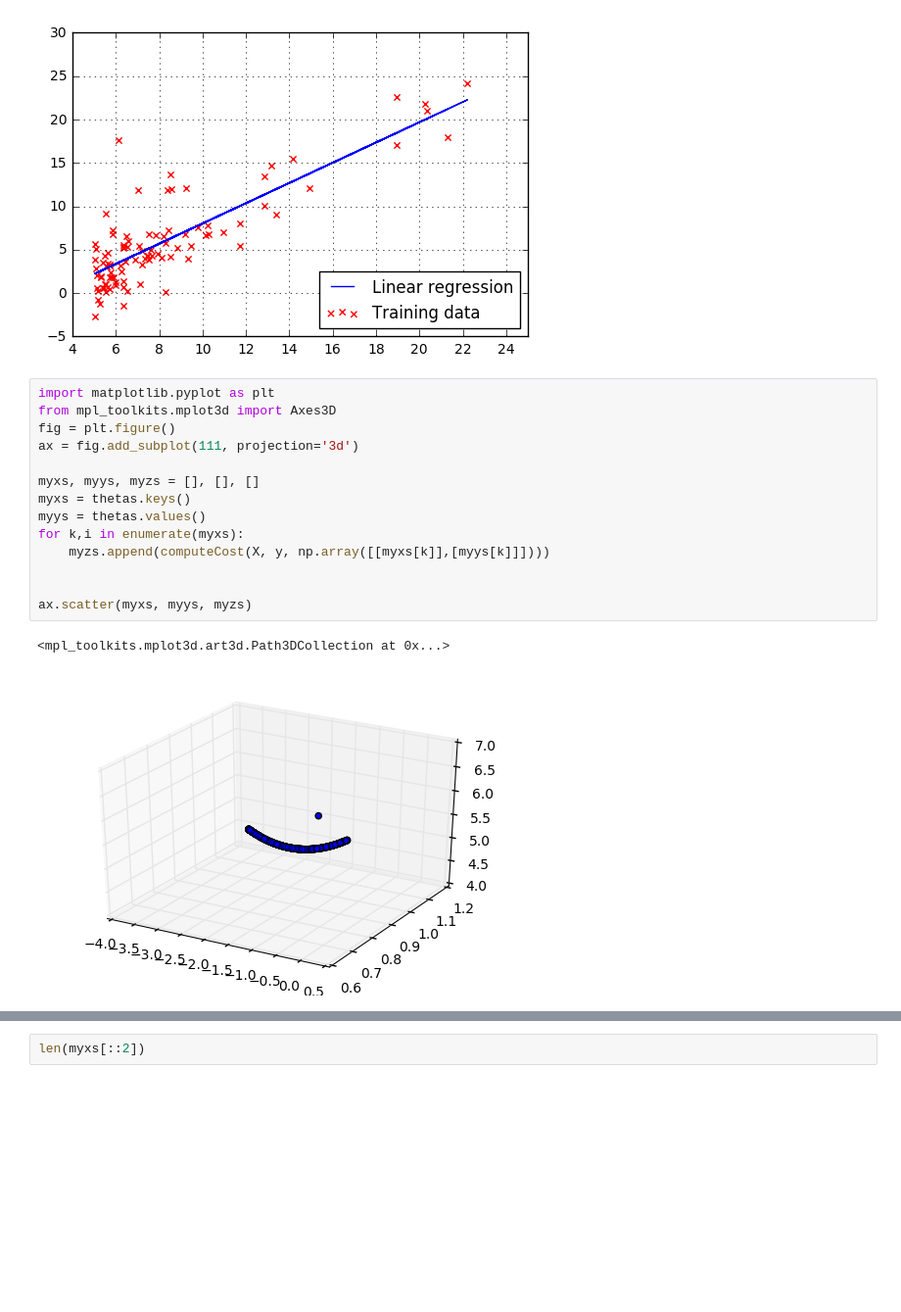
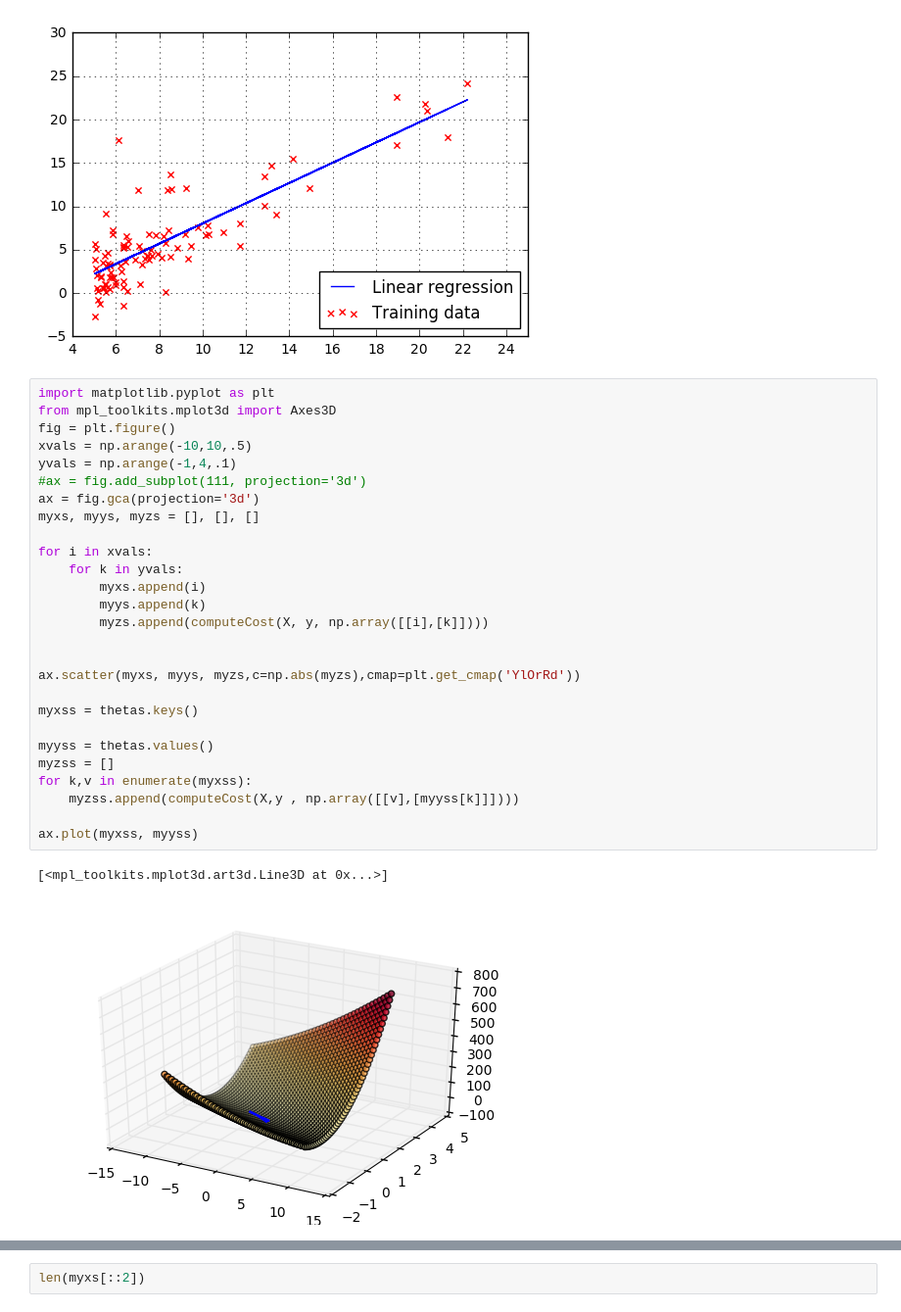
Before and after one commit to ayoubeddafali/Machine-learning-beginner, a Jupyter notebook: univariate_linear_regression/Linear Regression.ipynb, the cells around one changed output, grey strips where cells are left out. Shown at 98% size. Drawn from its saved outputs; the diff is of its cells as text; blank space fills up the shorter version.

```diff
--- a/univariate_linear_regression/Linear Regression.ipynb
+++ b/univariate_linear_regression/Linear Regression.ipynb
@@ -135,17 +136,30 @@ plt.grid()
 # %%
 import matplotlib.pyplot as plt
 from mpl_toolkits.mplot3d import Axes3D
 fig = plt.figure()
-ax = fig.add_subplot(111, projection='3d')
+xvals = np.arange(-10,10,.5)
+yvals = np.arange(-1,4,.1)
+#ax = fig.add_subplot(111, projection='3d')
+ax = fig.gca(projection='3d')
+myxs, myys, myzs = [], [], []
 
-myxs, myys, myzs = [], [], []
-myxs = thetas.keys()
-myys = thetas.values()
-for k,i in enumerate(myxs):
-    myzs.append(computeCost(X, y, np.array([[myxs[k]],[myys[k]]])))
+for i in xvals:
+    for k in yvals:
+        myxs.append(i)
+        myys.append(k)
+        myzs.append(computeCost(X, y, np.array([[i],[k]])))
 
 
-ax.scatter(myxs, myys, myzs)
+ax.scatter(myxs, myys, myzs,c=np.abs(myzs),cmap=plt.get_cmap('YlOrRd'))
+
+myxss = thetas.keys()
+
+myyss = thetas.values()
+myzss = []
+for k,v in enumerate(myxss):
+    myzss.append(computeCost(X,y , np.array([[v],[myyss[k]]])))
+
+ax.plot(myxss, myyss)
 # %% [output]
-<mpl_toolkits.mplot3d.art3d.Path3DCollection at 0x...>
+[<mpl_toolkits.mplot3d.art3d.Line3D at 0x...>]
-[figure, old version]
+[figure, new version]
```
Also changed, not shown: parts of 4 cells of this notebook.
